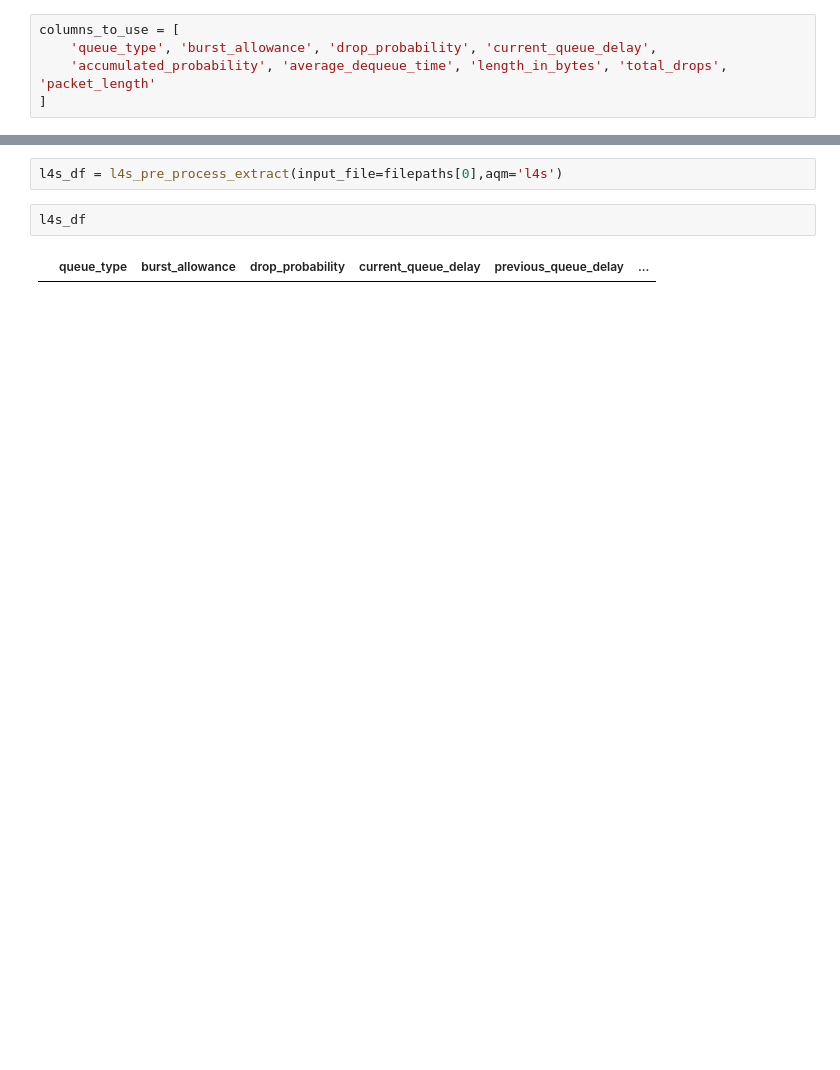
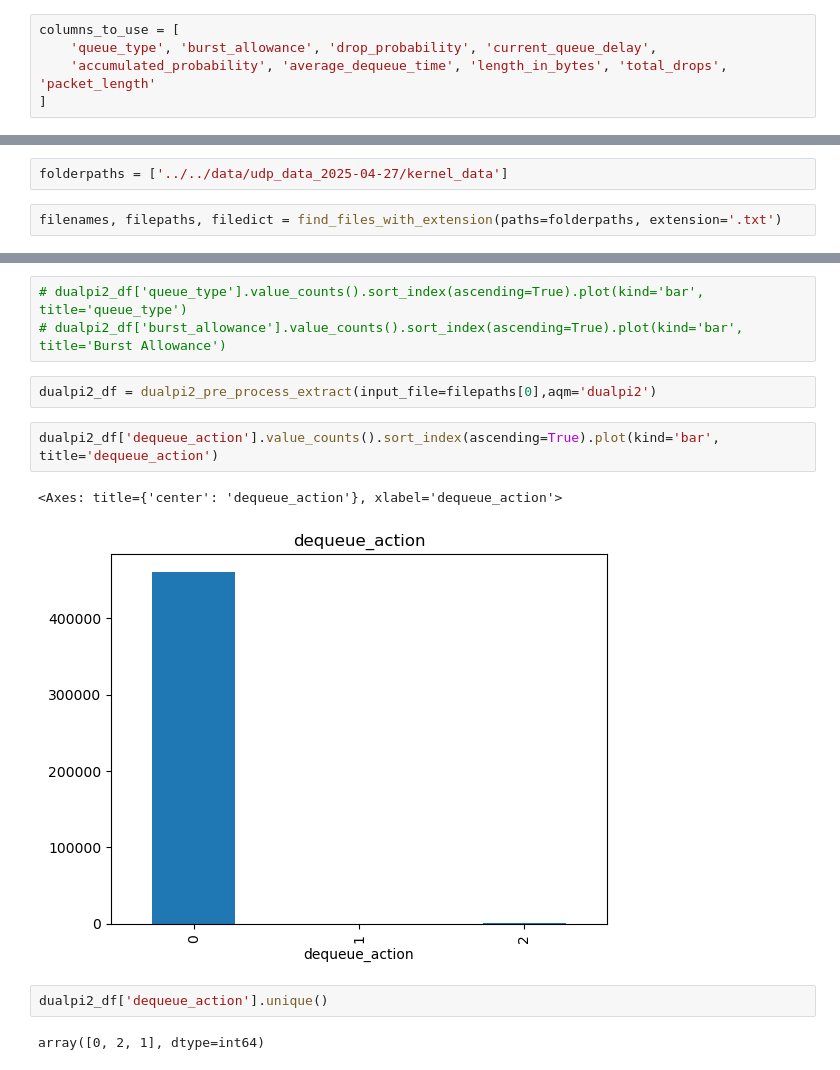
Before and after one commit to deol-satish/FreeBSD-UDP-TCP, a Jupyter notebook: Testing/Viz/Kernel_Data_Analysis/kernel_data_analysis.ipynb, the cells around one changed output, grey strips where cells are left out. Drawn from its saved outputs; the diff is of its cells as text; blank space fills up the shorter version.

Commit message:
Kernel Queue Delay Visualisations working completely

```diff
--- a/Testing/Viz/Kernel_Data_Analysis/kernel_data_analysis.ipynb
+++ b/Testing/Viz/Kernel_Data_Analysis/kernel_data_analysis.ipynb
@@ -85,0 +12,4 @@ filenames
+# %%
+folderpaths = ['../../data/udp_data_2025-04-27/kernel_data']
+# %%
+filenames, filepaths, filedict = find_files_with_extension(paths=folderpaths, extension='.txt')
@@ -86,6 +51,14 @@ filenames
+# %%
+# dualpi2_df['queue_type'].value_counts().sort_index(ascending=True).plot(kind='bar', title='queue_type')
+# dualpi2_df['burst_allowance'].value_counts().sort_index(ascending=True).plot(kind='bar', title='Burst Allowance')
 # %%
-l4s_df = l4s_pre_process_extract(input_file=filepaths[0],aqm='l4s')
+dualpi2_df = dualpi2_pre_process_extract(input_file=filepaths[0],aqm='dualpi2')
-# %%
-l4s_df
-# %% [output]
-|  | queue_type | burst_allowance | drop_probability | current_queue_delay | previous_queue_delay | ... |
+# %%
+dualpi2_df['dequeue_action'].value_counts().sort_index(ascending=True).plot(kind='bar', title='dequeue_action')
+# %% [output]
+<Axes: title={'center': 'dequeue_action'}, xlabel='dequeue_action'>
+[figure, added]
+# %%
+dualpi2_df['dequeue_action'].unique()
+# %% [output]
+array([0, 2, 1], dtype=int64)
```
Also changed, not shown: parts of 22 cells of this notebook, 8 other files.
